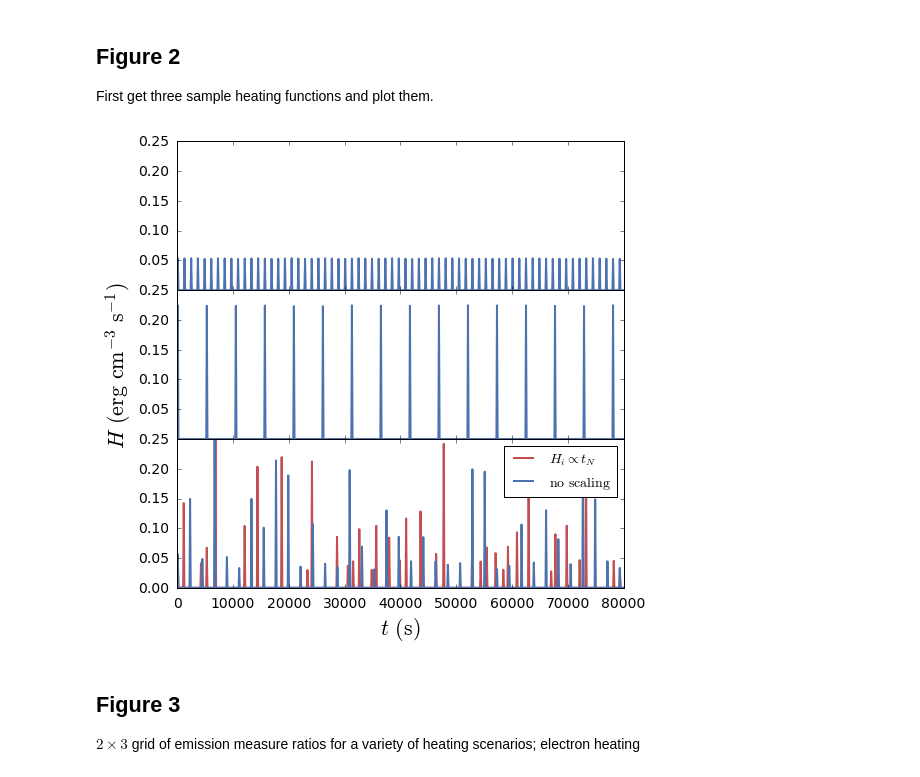
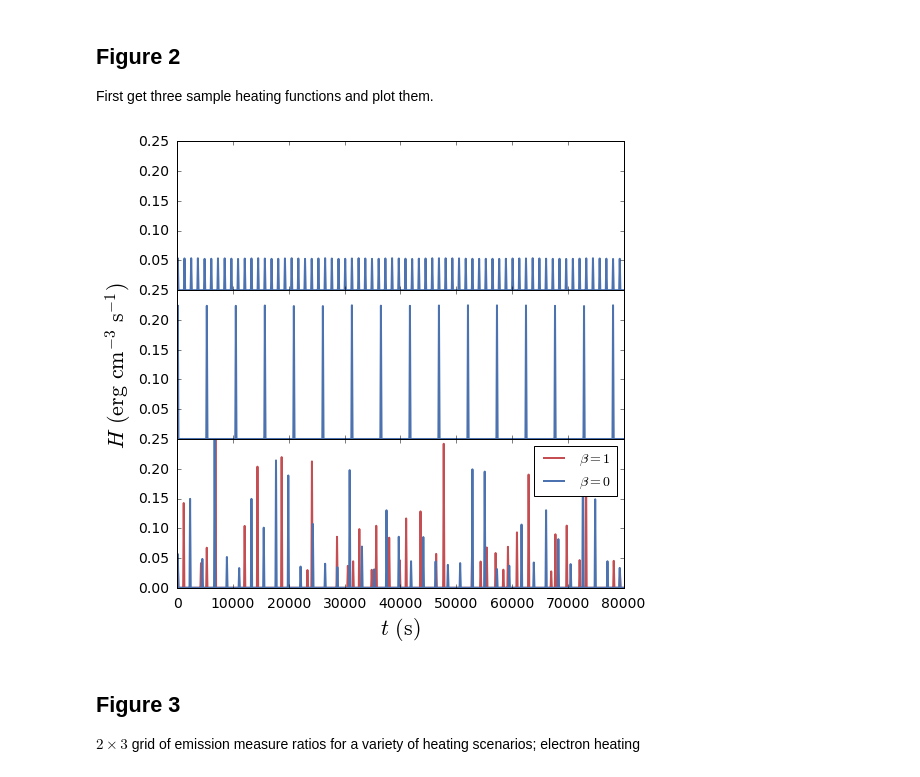
Before and after one commit to wtbarnes/research_notebook, a Jupyter notebook: figure_builders/hot_non_flaring_plasma_2_figures.ipynb, the cells around one changed output. Saved outputs shown, nothing was run; the diff lists cells and outputs as text; code cells hidden in the pictures.

```diff
--- a/figure_builders/hot_non_flaring_plasma_2_figures.ipynb
+++ b/figure_builders/hot_non_flaring_plasma_2_figures.ipynb
@@ -65,32 +66,32 @@ if_pl_ns = [if_pl_ns[:,0],if_pl_ns[:,15]]
 # %%
 fig,axes = plt.subplots(3,1,figsize=(8,8),sharex=True)
 plt.subplots_adjust(hspace=0)
 #plot data
 axes[0].plot(hf_uni[0],hf_uni[1],color=sns.color_palette('deep')[0])
 axes[1].plot(lf_uni[0],lf_uni[1],color=sns.color_palette('deep')[0])
-axes[2].plot(if_pl[0],if_pl[1],color=sns.color_palette('deep')[2],label=r'$H_i\propto t_N$')
-axes[2].plot(if_pl_ns[0],if_pl_ns[1],color=sns.color_palette('deep')[0],label=r'$\mathrm{no}$ $\mathrm{scaling}$')
+axes[2].plot(if_pl[0],if_pl[1],color=sns.color_palette('deep')[2],label=r'$\beta=1$')
+axes[2].plot(if_pl_ns[0],if_pl_ns[1],color=sns.color_palette('deep')[0],label=r'$\beta=0$')
 #axes limits
 axes[0].set_ylim([0,.25])
 axes[1].set_ylim([0,.25])
 axes[2].set_ylim([0,.25])
 #fix tick labels
 nbins = len(axes[2].get_yticklabels())
 axes[2].yaxis.set_major_locator(MaxNLocator(nbins=nbins))
 nbins = len(axes[1].get_yticklabels())
 axes[1].yaxis.set_major_locator(MaxNLocator(nbins=nbins,prune='lower'))
 nbins = len(axes[0].get_yticklabels())
 axes[0].yaxis.set_major_locator(MaxNLocator(nbins=nbins,prune='lower'))
 #labels
 axes[1].set_ylabel(r'$H$ $(\mathrm{erg}$ $\mathrm{cm}^{-3}$ $\mathrm{s}^{-1}\mathrm{)}$')
 axes[2].set_xlabel(r'$t$ $\mathrm{(s)}$')
 #legend
 axes[2].legend(loc=1)
 #save
 plt.savefig(os.path.join(paper_figs_save_root,'heating_functions.pdf'),
            format='pdf',dpi=1000)
 # %% [output]
-[figure, old version]
+[figure, new version]
 # %% [markdown]
 ## Figure 3
 $2\times3$ grid of emission measure ratios for a variety of heating scenarios; electron heating
```
Also changed, not shown: parts of 11 cells of this notebook, 5 other files.
